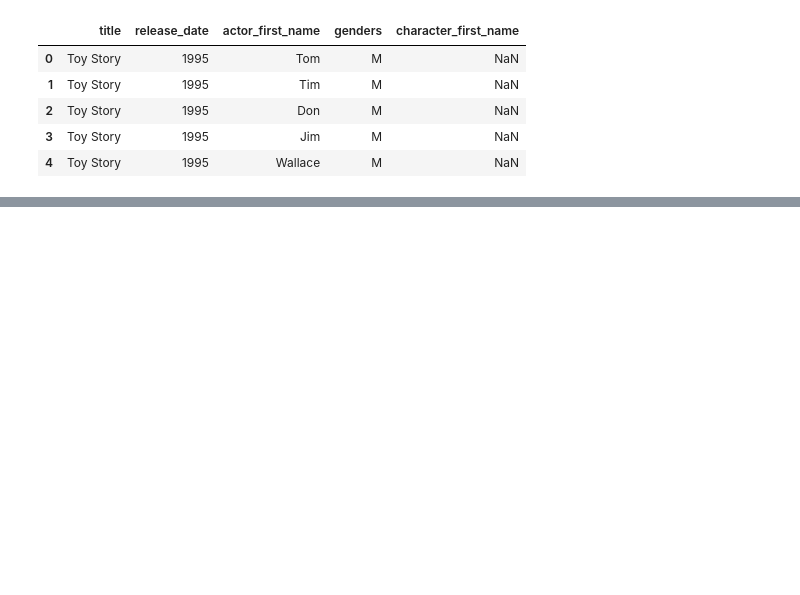
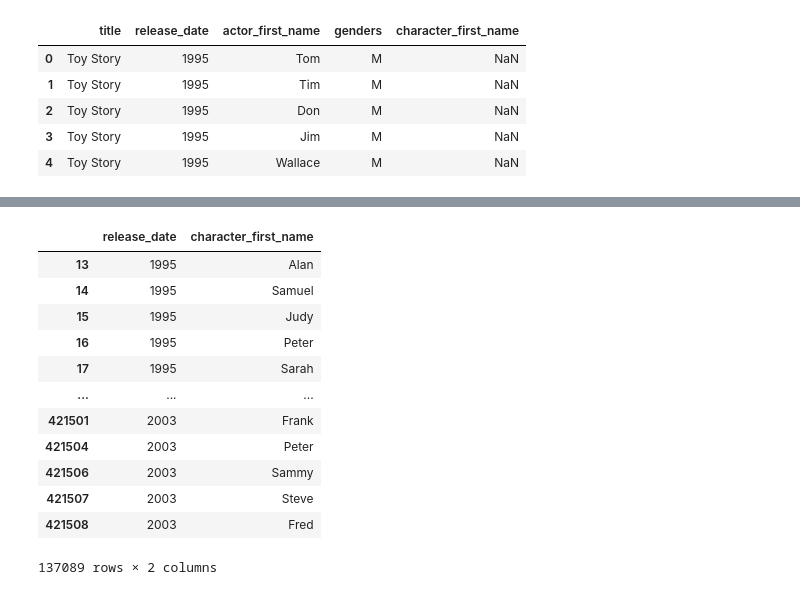
Before and after one commit to paulsch1/capstone, a Jupyter notebook: cap12a_movie_name_trends.ipynb, the cells around one changed output, grey strips where cells are left out. Saved outputs shown, nothing was run; the diff lists cells and outputs as text; code cells hidden in the pictures; blank space fills up the shorter version.

```diff
--- a/cap12a_movie_name_trends.ipynb
+++ b/cap12a_movie_name_trends.ipynb
@@ -61 +67,30 @@ top_500_actors_df
+# %%
+# Create dataframe with character information dropping Nan values
+character_df = movies_df[['release_date','character_first_name']].dropna(subset=['character_first_name'])
+
+# Get the top 500 actor_first_names
+top_1000_characters = character_df['character_first_name'].value_counts().nlargest(1000).index
+
+# Filter to include only rows where actor_first_name is in the top 500
+top_1000_characters_df = movies_df[movies_df['character_first_name'].isin(top_1000_characters)]
+
+#Filter to show rows of interest
+top_1000_characters_df = top_1000_characters_df[['release_date','character_first_name']]
+
+#Show dataframe
+top_1000_characters_df
+# %% [output]
+|  | release_date | character_first_name |
+| 13 | 1995 | Alan |
+| 14 | 1995 | Samuel |
+| 15 | 1995 | Judy |
+| 16 | 1995 | Peter |
+| 17 | 1995 | Sarah |
+| ... | ... | ... |
+| 421501 | 2003 | Frank |
+| 421504 | 2003 | Peter |
+| 421506 | 2003 | Sammy |
+| 421507 | 2003 | Steve |
+| 421508 | 2003 | Fred |
+137089 rows × 2 columns
 # %%
```
Also changed, not shown: parts of 6 cells of this notebook.
